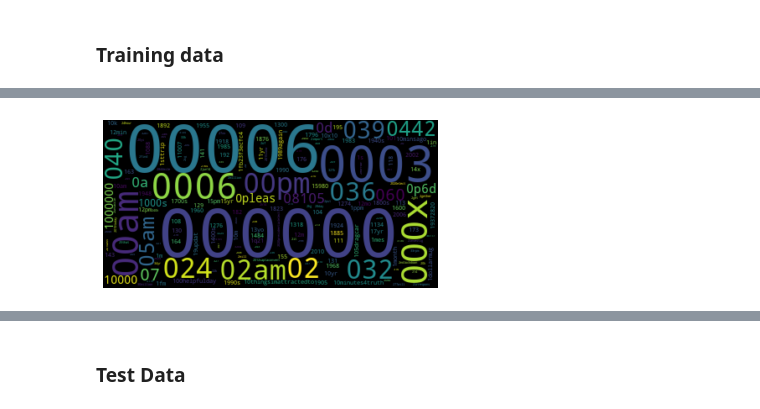
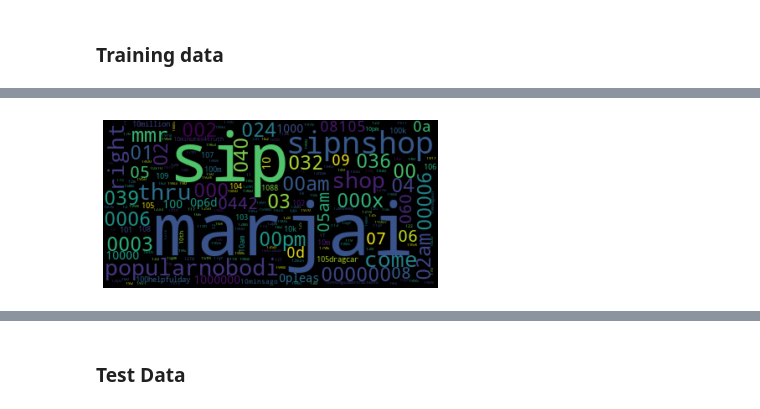
Before and after one commit to nefelitav/vaccine-sentiment-classifier, a Jupyter notebook: vaccine.ipynb, the cells around one changed output, grey strips where cells are left out. Drawn from its saved outputs; the diff is of its cells as text; code cells hidden in the pictures.

Commit message:
add plots

```diff
--- a/vaccine.ipynb
+++ b/vaccine.ipynb
@@ -199,0 +213,4 @@ word_count_vector_train.shape
+# %%
+cv = CountVectorizer(stop_words='english',  max_df = 0.999, min_df = 0.001)     # exclude too rare or too typical words, because they offer no knowledge
+word_count = cv.fit_transform(total['clean_tweet'])
+word_count.shape
@@ -200,9 +219,9 @@ word_count_vector_train.shape
 # %%
-tfidf_transformer = TfidfTransformer(smooth_idf = True, use_idf = True)
-tfidf_transformer.fit(word_count_vector_train)
+tfidf_transformer = TfidfTransformer()
+tfidf_transformer.fit(word_count)
 
 # print idf values sorted by ascending order - simply for debugging
-df_idf = pd.DataFrame(tfidf_transformer.idf_, index=cv.get_feature_names(), columns=["idf_weights"])
+df_idf = pd.DataFrame(tfidf_transformer.idf_, index=cv.get_feature_names_out(), columns=["idf_weights"])
 df_idf.sort_values(by=['idf_weights'])
 # %% [output]
 |  | idf_weights |
@@ -220,0 +240,12 @@ df_idf.sort_values(by=['idf_weights'])
+# %%
+word_count_train = cv.transform(df['clean_tweet'])
+
+# tf-idf scores
+tf_idf_vector = tfidf_transformer.transform(word_count_train)
+# %%
+# get tf-idf vector for first tweet
+first_tweet_vector = tf_idf_vector[0]
+
+# print scores sorted by descending order - for debugging
+df3 = pd.DataFrame(first_tweet_vector.T.todense(), index=cv.get_feature_names_out() , columns=["tfidf"])
+df3.sort_values(by=["tfidf"], ascending=False)
@@ -221,14 +266,15 @@ df_idf.sort_values(by=['idf_weights'])
 # %%
 freq = {}
 count = 0
-for x in df_idf['idf_weights']:
-    freq[df_idf.index[count]] = x + 1
+for x in df3['tfidf']:
+    freq[df3.index[count]] = x + 1
     count += 1
 wordcloud = WordCloud()
 wordcloud.generate_from_frequencies(frequencies=freq)
 plt.figure()
 plt.imshow(wordcloud, interpolation="bilinear")
 plt.axis("off")
 plt.show()
+# the most "important" words
 # %% [output]
-[figure, old version]
+[figure, new version]
```
Also changed, not shown: parts of 71 cells of this notebook, 1 other file.
